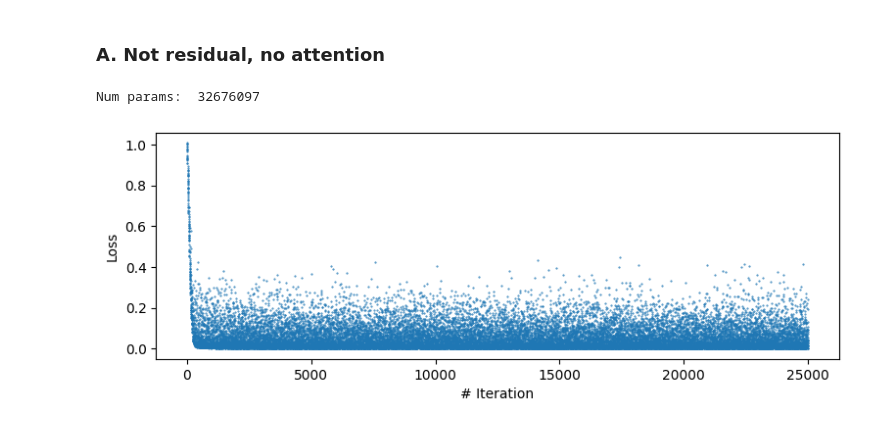
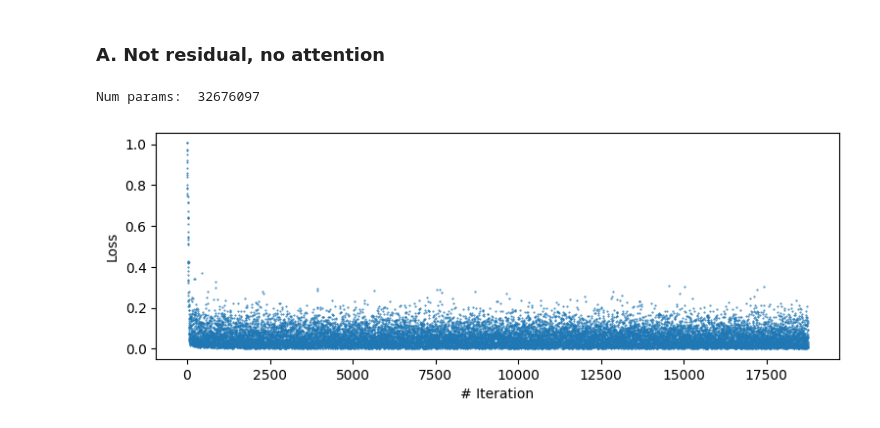
Before and after one commit to SebastianMerino/DiffusionBeamformerV2, a Jupyter notebook: sampling_simple.ipynb, the cells around one changed output. Cells and saved outputs as stored; diff of their text form; code cells hidden in the pictures.

```diff
--- a/sampling_simple.ipynb
+++ b/sampling_simple.ipynb
@@ -30,24 +29,24 @@ y_sample = y_sample.to(device)
 # %%
 from model import UNETv13
 
 device = torch.device("cuda:0" if torch.cuda.is_available() else torch.device('cpu'))
 save_dir = r'.\weights'
-training_epochs = 10
-model13A = UNETv13(residual=False, attention_res=[]).to(device)
+training_epochs = 15
+model13A = UNETv13(residual=False, attention_res=[], group_norm=False).to(device)
 model13A.load_state_dict(torch.load(f"{save_dir}\\model_{training_epochs}.pth", map_location=device))
 print("Num params: ", sum(p.numel() for p in model13A.parameters()))
 
 plt.figure(figsize=(9, 3))
 loss_npy = np.load(f"{save_dir}\\loss_{training_epochs}.npy")
 plt.scatter([x for x in range(len(loss_npy))], loss_npy, s=0.2)
 plt.xlabel('# Iteration')
 plt.ylabel('Loss')
 # plt.xlim(000,35000)
 # plt.ylim(0, 0.01)
 plt.show()
 # %% [output]
 Num params:  32676097
-[figure, old version]
+[figure, new version]
 # %%
 intermediate = []
 for step in diffusion.p_sample_loop_progressive(model13A, y_sample.shape, x_sample, progress=True, clip_denoised=True):
```
Also changed, not shown: parts of 2 cells of this notebook, 1 other file.
